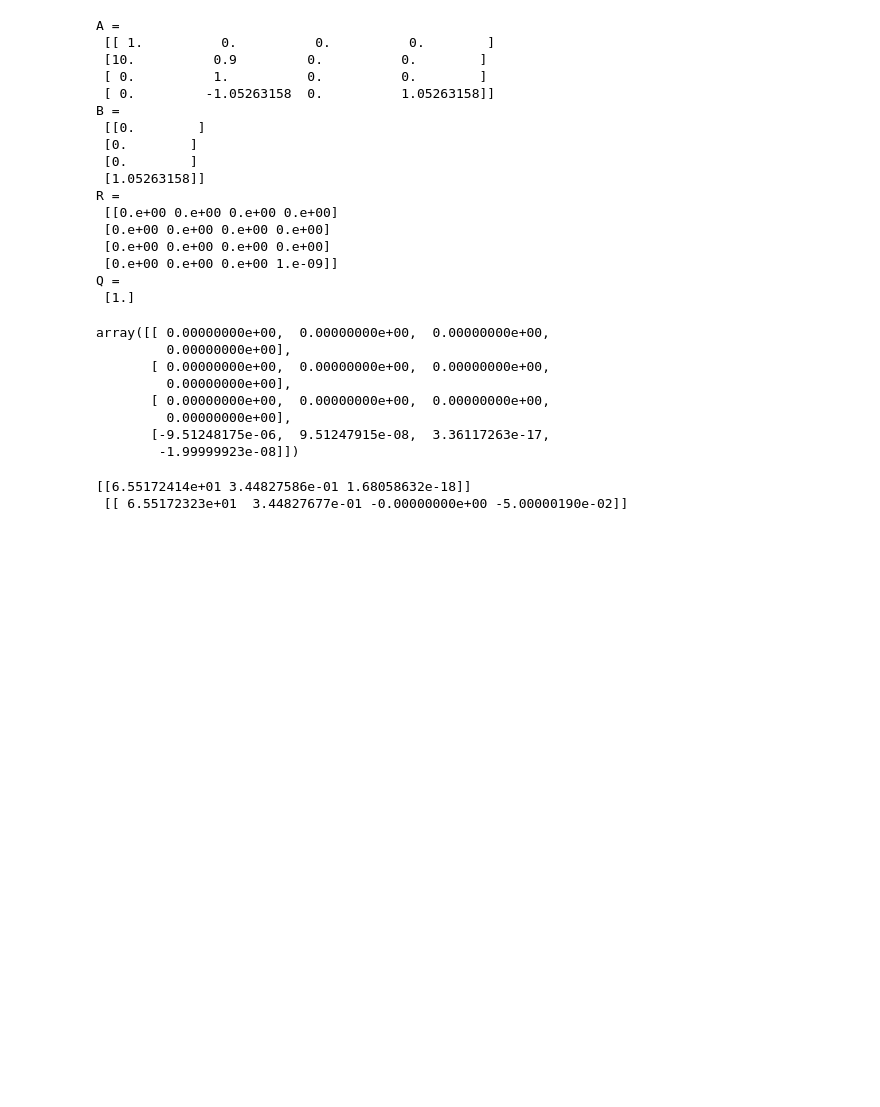
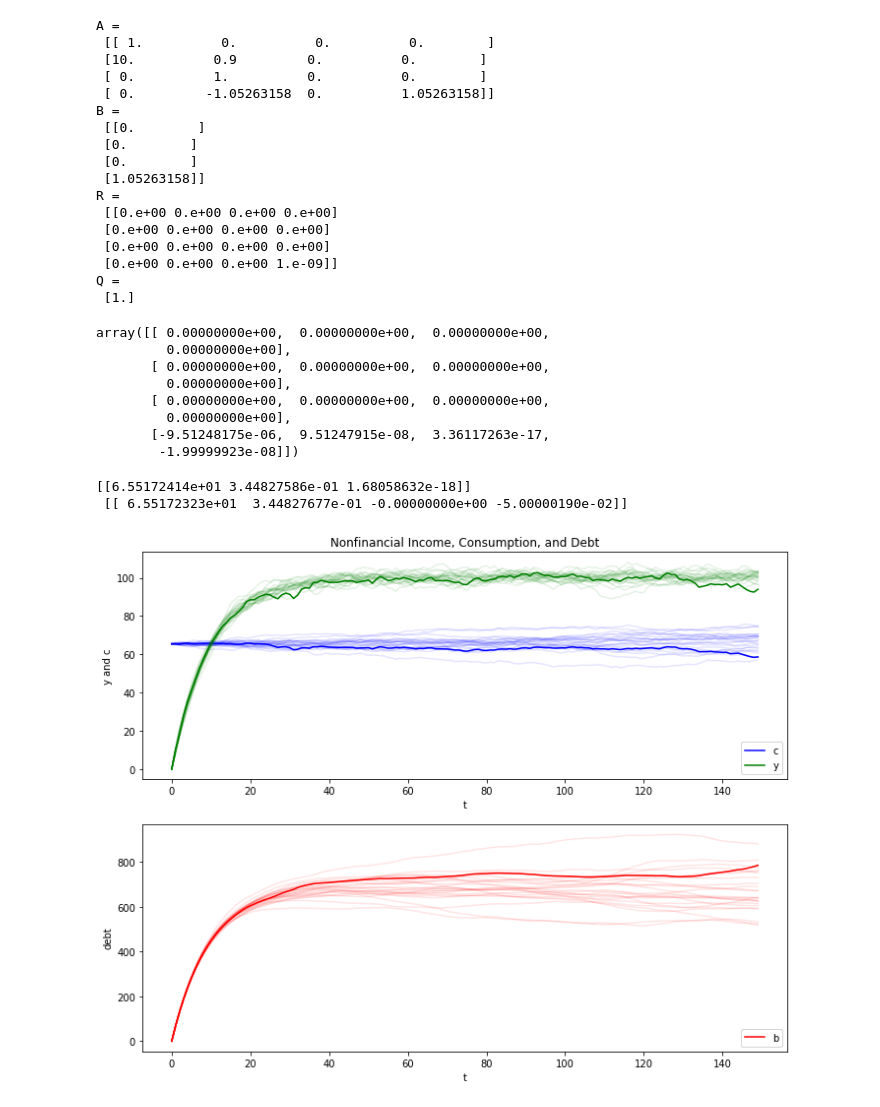
Before and after one commit to PanPip/QuantEcon_Tasks, a Jupyter notebook: LQ_control.ipynb, the cells around one changed output. Cells and saved outputs as stored; diff of their text form; code cells hidden in the pictures; blank space fills up the shorter version.

```diff
--- a/LQ_control.ipynb
+++ b/LQ_control.ipynb
@@ -555,3 +555,5 @@ print(c_pol, "\n", -F)
 # %% [output]
 [[6.55172414e+01 3.44827586e-01 1.68058632e-18]]
  [[ 6.55172323e+01  3.44827677e-01 -0.00000000e+00 -5.00000190e-02]]
+# %%
+lss = qe.LinearStateSpace(A_LSS, C_LSS, G_LSS, mu_0=μ_0, Sigma_0=Σ_0)
@@ -557,0 +664,10 @@ print(c_pol, "\n", -F)
+# %%
+out = income_consumption_debt_series(A_LSS, C_LSS, G_LSS, μ_0, Σ_0)
+bsim0, csim0, ysim0 = out[:3]
+cons_mean0, cons_var0, debt_mean0, debt_var0 = out[3:]
+
+consumption_income_debt_figure(bsim0, csim0, ysim0)
+
+plt.show()
+# %% [output]
+[figure, added]
```
Also changed, not shown: parts of 7 cells of this notebook.
